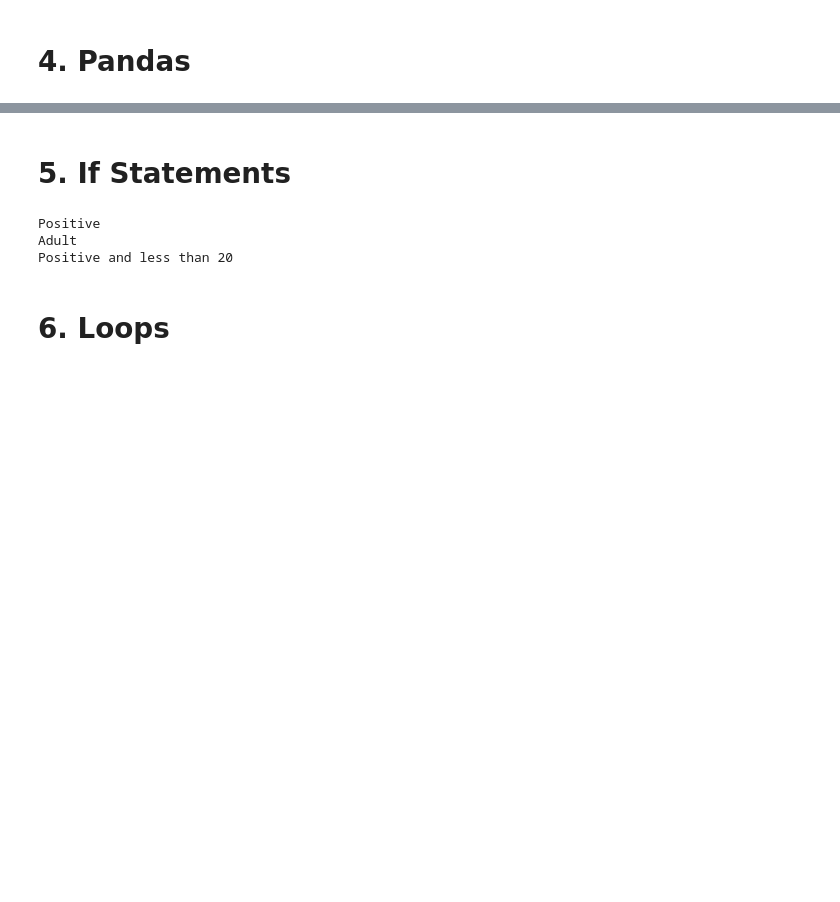
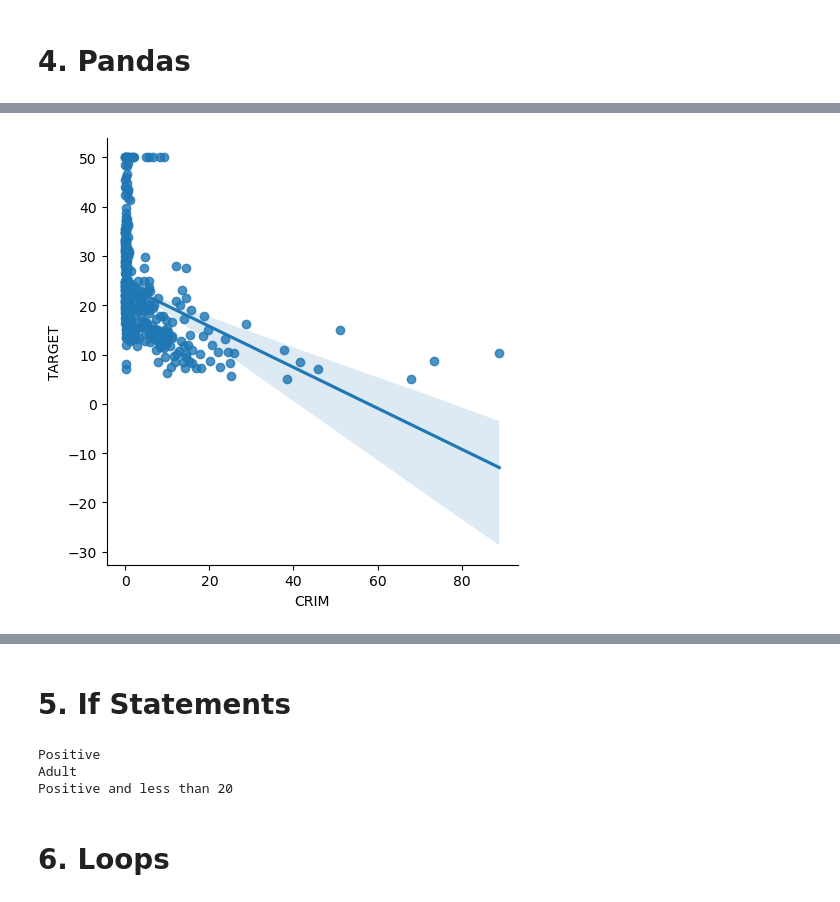
Before and after one commit to saibdp/comprehensive-python-guide, a Jupyter notebook: comprehensive_python_guide.ipynb, the cells around one changed output, grey strips where cells are left out. Drawn from its saved outputs; the diff is of its cells as text; code cells hidden in the pictures; blank space fills up the shorter version.

```diff
--- a/comprehensive_python_guide.ipynb
+++ b/comprehensive_python_guide.ipynb
@@ -91,0 +391,4 @@ pivot = df.pivot_table(values='B', index='A', aggfunc='mean')
+# %%
+sns.lmplot(x='CRIM', y='TARGET', data=df);
+# %% [output]
+[figure, added]
```
Also changed, not shown: parts of 72 cells of this notebook, 1 other file.
